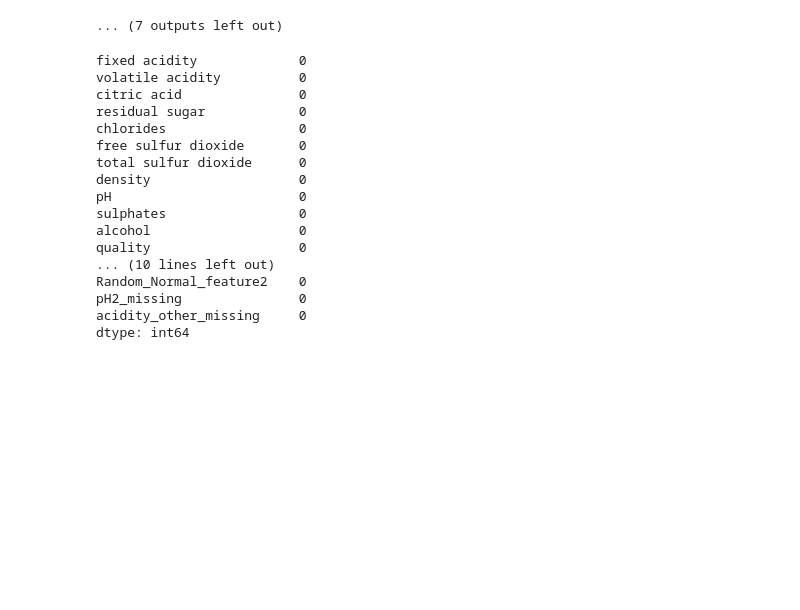
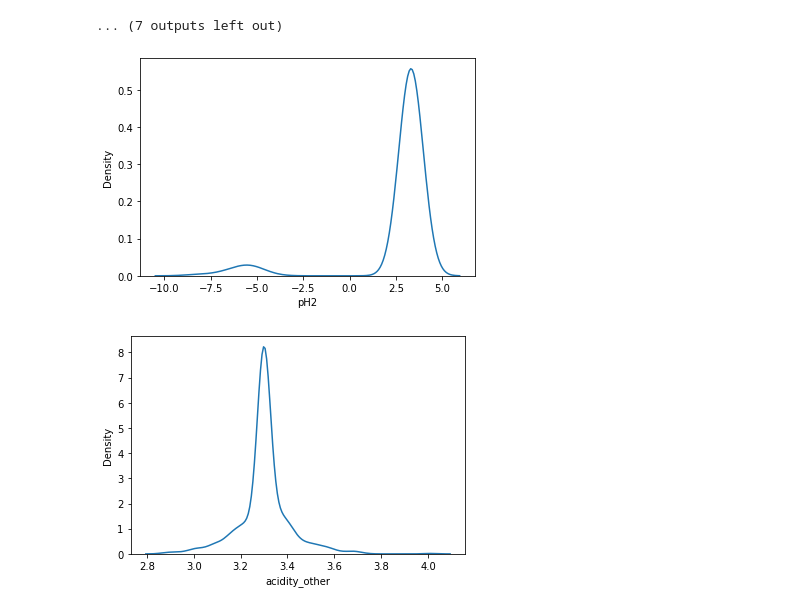
Before and after one commit to guillaumeovf/CarLoanDefault, a Jupyter notebook: wine_quality.ipynb, the cells around one changed output. Cells and saved outputs as stored; diff of their text form; code cells hidden in the pictures; blank space fills up the shorter version.

```diff
--- a/wine_quality.ipynb
+++ b/wine_quality.ipynb
@@ -965,6 +1029,16 @@ for i, col in enumerate(train[continuous_feature_analyze_distribution]):
 [figure]
 [figure]
 ... (7 outputs left out)
+# %%
+def postitive_censure(database, feature_to_censure, value_censure):
+  feature = np.where(database[feature_to_censure] >= value_censure, value_censure, database[feature_to_censure])
+  return feature
+
+train['residual sugar'] = postitive_censure(train, 'residual sugar', 10)
+train['chlorides'] = postitive_censure(train, 'chlorides', 0.3)
+train['free sulfur dioxide'] = postitive_censure(train, 'free sulfur dioxide', 60)
+train['total sulfur dioxide'] = postitive_censure(train, 'total sulfur dioxide', 200)
+train['sulphates'] = postitive_censure(train, 'sulphates', 1.5)
 # %%
 # We know that we have missing values, let's treat them
 train.isna().sum() # They are for pH2 & acidity_other
@@ -997,25 +1071,24 @@ def impute_multiply_value(database, feature_to_impute, feature_reference, coef):
   database.loc[database[feature_to_impute].isna(), feature_to_impute] = database.loc[database[feature_to_impute].isna(), feature_reference]*coef
 
 impute_multiply_value(train, 'pH2', 'fixed acidity', -0.69)
-impute_multiply_value(train, 'acidity_other', 'citric acid', 0.57)
-# Note that I used fixed acidity and citric acid, but a deeper correlation analysis would help you to find what suits the best
+# Note that I used fixed acidity, but a deeper correlation analysis would help you to find what suits the best
+
+# For acidity_other, we will impute by the median
+median_acidity_other = train['acidity_other'].median()
-# %%
-train.isna().sum()
-# %% [output]
-fixed acidity             0
-volatile acidity          0
-citric acid               0
-residual sugar            0
-chlorides                 0
-free sulfur dioxide       0
-total sulfur dioxide      0
-density                   0
-pH                        0
-sulphates                 0
-alcohol                   0
-quality                   0
-... (10 lines left out)
-Random_Normal_feature2    0
-pH2_missing               0
-acidity_other_missing     0
-dtype: int64
+# %%
+def impute_missing_by_median(database, feature_with_missings, value_to_impute):
+  feature = np.where(database[feature_with_missings].isna(), value_to_impute, database[feature_with_missings])
+  return feature
+
+train['acidity_other'] = impute_missing_by_median(train, 'acidity_other', median_acidity_other)
+# %%
+# Now let's check if the 2 distributions changed between before and after the imputation
+continuous_feature_analyze_distribution_after_imputation = ['pH2', 'acidity_other']
+
+
+for i, col in enumerate(train[continuous_feature_analyze_distribution_after_imputation]):
+  plt.figure(i)
+  sns.kdeplot(x=col, data=train)
+# %% [output]
+[figure, added]
+[figure, added]
```
Also changed, not shown: parts of 7 cells of this notebook.
